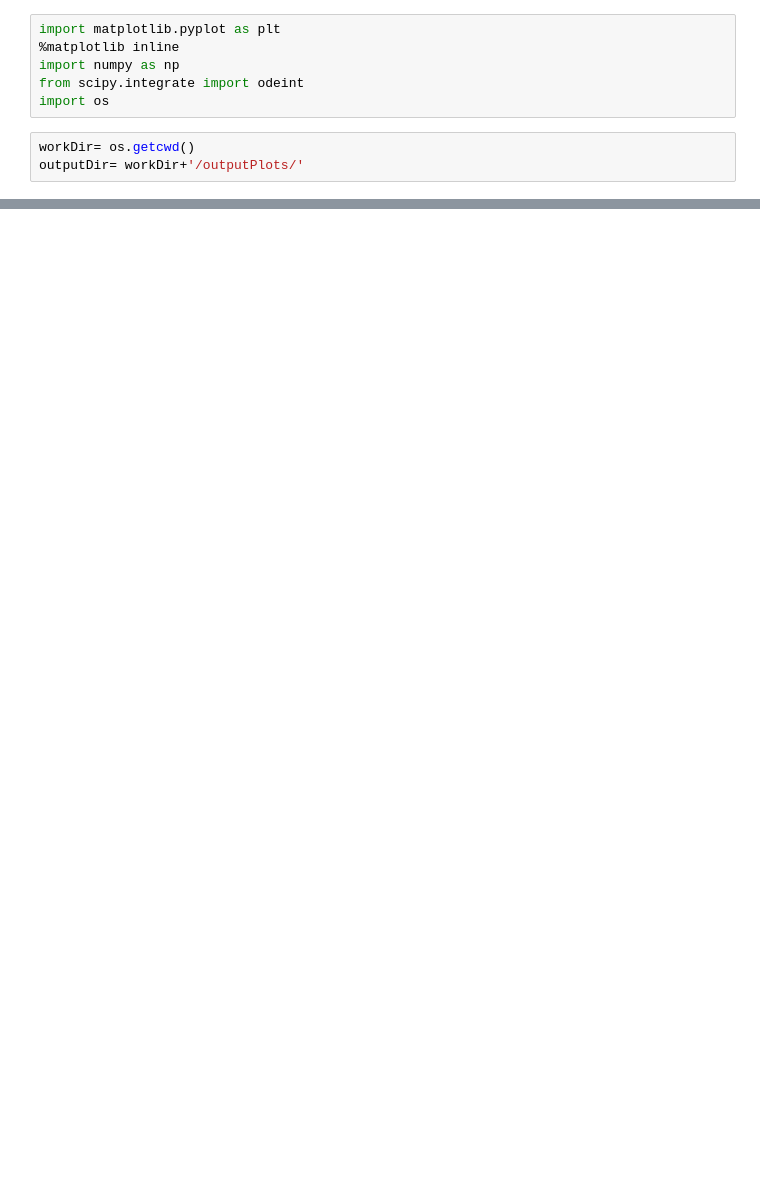
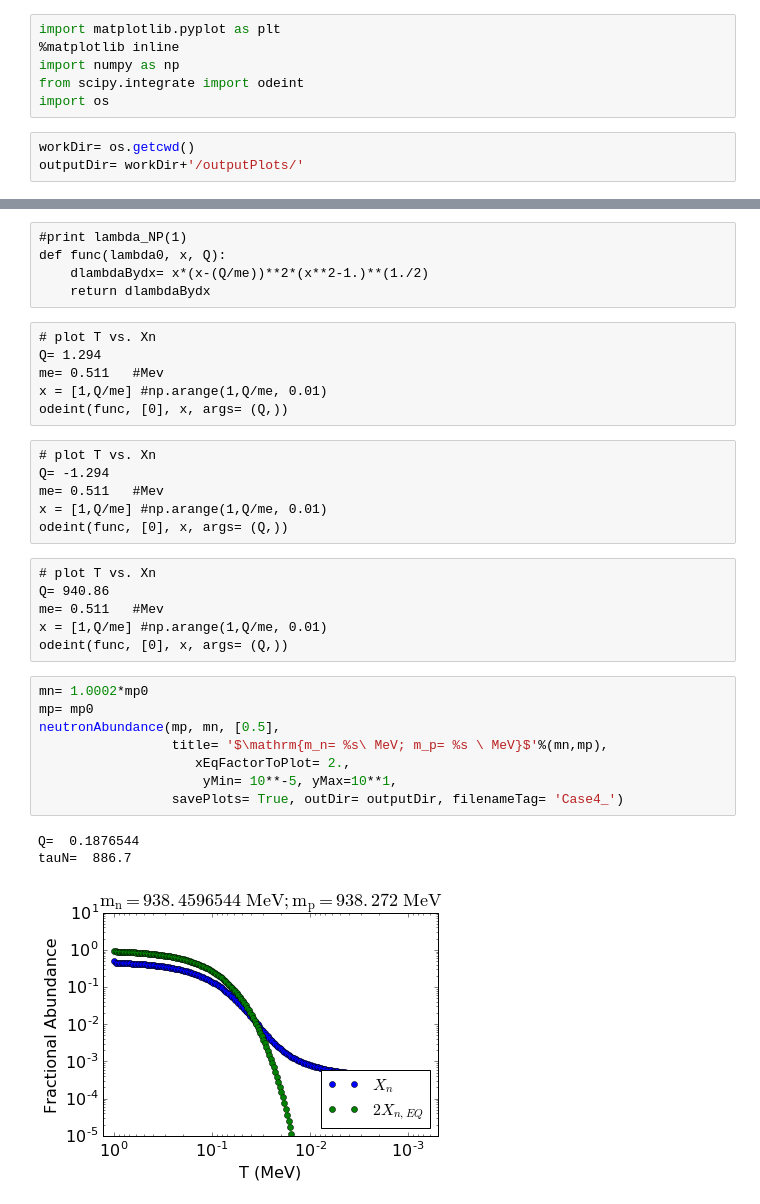
Before and after one commit to ycamacho/Cosmology_HW2, a Jupyter notebook: Code Development.ipynb, the cells around one changed output, grey strips where cells are left out. Saved outputs shown, nothing was run; the diff lists cells and outputs as text; blank space fills up the shorter version.

Commit message:
Re-ran the notebook. Added an additional plot.

```diff
--- a/Code Development.ipynb
+++ b/Code Development.ipynb
@@ -99 +105,36 @@ Q=  940.86
 [figure]
+# %% [raw]
+#print lambda_NP(1)
+def func(lambda0, x, Q):
+    dlambdaBydx= x*(x-(Q/me))**2*(x**2-1.)**(1./2)
+    return dlambdaBydx
+# %% [raw]
+# plot T vs. Xn
+Q= 1.294
+me= 0.511   #Mev
+x = [1,Q/me] #np.arange(1,Q/me, 0.01)
+odeint(func, [0], x, args= (Q,))
+# %% [raw]
+# plot T vs. Xn
+Q= -1.294
+me= 0.511   #Mev
+x = [1,Q/me] #np.arange(1,Q/me, 0.01)
+odeint(func, [0], x, args= (Q,))
+# %% [raw]
+# plot T vs. Xn
+Q= 940.86
+me= 0.511   #Mev
+x = [1,Q/me] #np.arange(1,Q/me, 0.01)
+odeint(func, [0], x, args= (Q,))
+# %%
+mn= 1.0002*mp0
+mp= mp0
+neutronAbundance(mp, mn, [0.5],
+                 title= '$\mathrm{m_n= %s\ MeV; m_p= %s \ MeV}$'%(mn,mp),
+                    xEqFactorToPlot= 2.,
+                     yMin= 10**-5, yMax=10**1,
+                 savePlots= True, outDir= outputDir, filenameTag= 'Case4_')
+# %% [output]
+Q=  0.1876544
+tauN=  886.7
+[figure, added]
```
Also changed, not shown: parts of 4 cells of this notebook.
